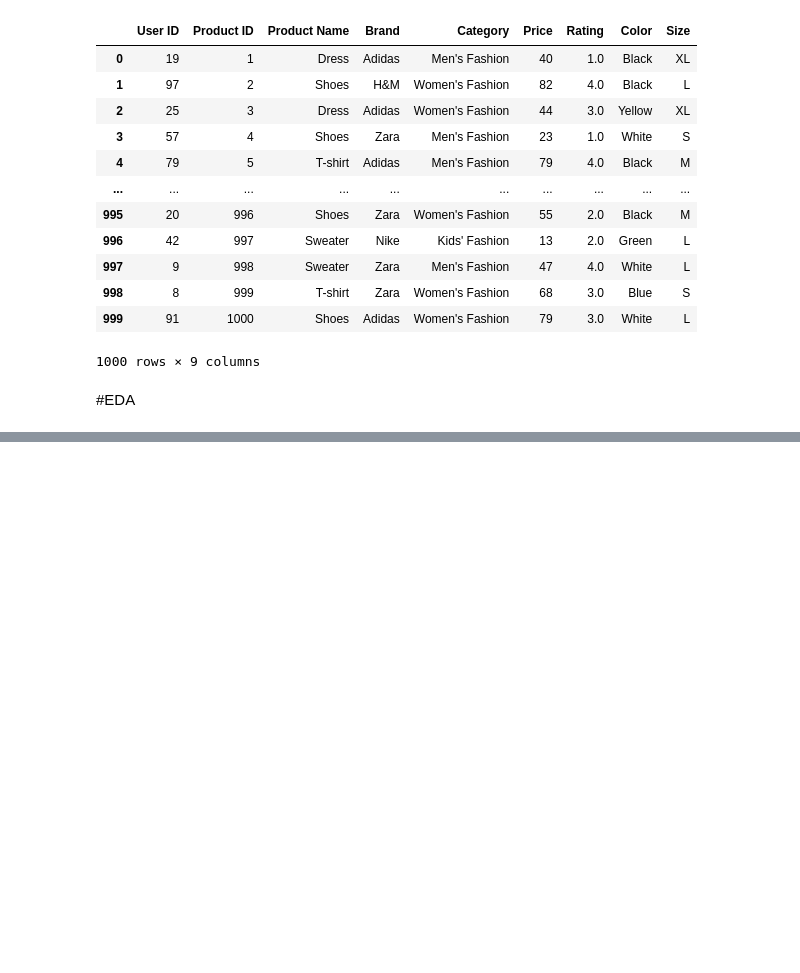
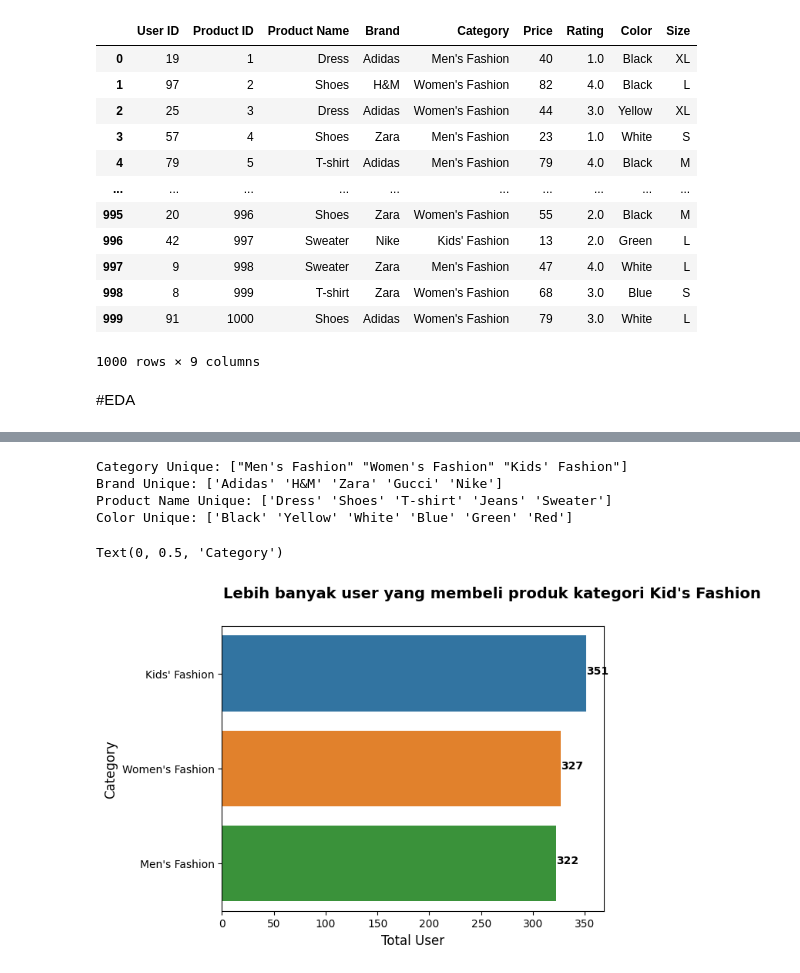
Before and after one commit to fffadhilll/recommender-system-hackathon, a Jupyter notebook: recsys_hackathon.ipynb, the cells around one changed output, grey strips where cells are left out. Cells and saved outputs as stored; diff of their text form; code cells hidden in the pictures; blank space fills up the shorter version.

```diff
--- a/recsys_hackathon.ipynb
+++ b/recsys_hackathon.ipynb
@@ -120,0 +128,27 @@ df
+# %%
+print(f'Category Unique: {df["Category"].unique()}')
+print(f'Brand Unique: {df["Brand"].unique()}')
+print(f'Product Name Unique: {df["Product Name"].unique()}')
+print(f'Color Unique: {df["Color"].unique()}')
+# %% [output]
+Category Unique: ["Men's Fashion" "Women's Fashion" "Kids' Fashion"]
+Brand Unique: ['Adidas' 'H&M' 'Zara' 'Gucci' 'Nike']
+Product Name Unique: ['Dress' 'Shoes' 'T-shirt' 'Jeans' 'Sweater']
+Color Unique: ['Black' 'Yellow' 'White' 'Blue' 'Green' 'Red']
+# %%
+most_cat = df.groupby(['Category'])['User ID'].count().reset_index().sort_values(by='User ID', ascending=False)
+
+fig, ax = plt.subplots()
+
+sns.barplot(data=most_cat, y='Category', x='User ID', orient='h')
+
+for i, v in enumerate(most_cat['User ID']):
+    ax.text(v, i, str(v),
+            color = 'black', fontweight = 'bold')
+
+plt.text(x=1, y=-0.8, s="Lebih banyak user yang membeli produk kategori Kid's Fashion", fontweight='bold', fontsize=14)
+plt.xlabel('Total User', fontsize=12)
+plt.ylabel('Category', fontsize=12)
+# %% [output]
+Text(0, 0.5, 'Category')
+[figure, added]
```
Also changed, not shown: parts of 10 cells of this notebook.
